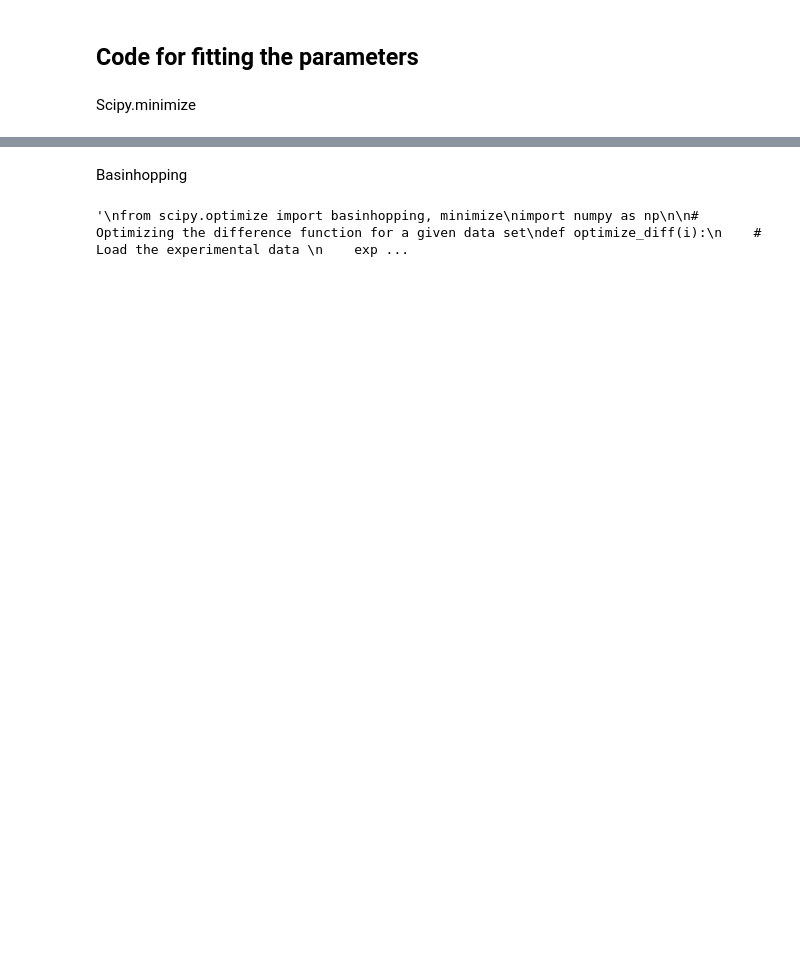
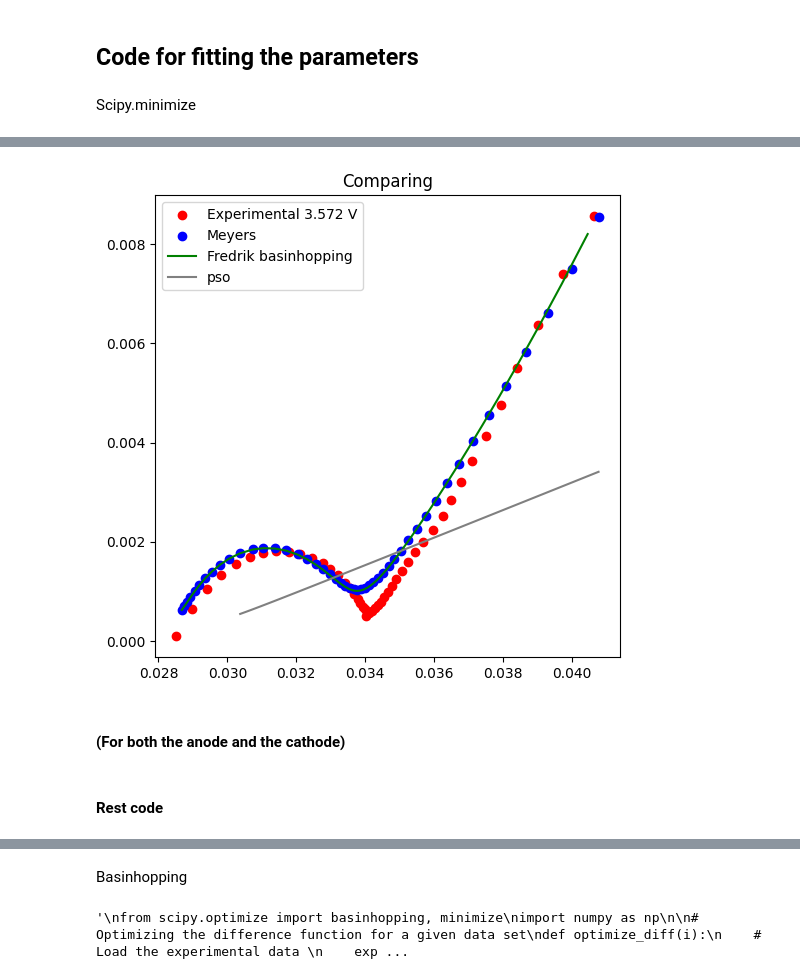
Before and after one commit to samaard2001/EIS-code, a Jupyter notebook: Code/EIS_ECM.ipynb, the cells around one changed output, grey strips where cells are left out. Saved outputs shown, nothing was run; the diff lists cells and outputs as text; code cells hidden in the pictures; blank space fills up the shorter version.

```diff
--- a/Code/EIS_ECM.ipynb
+++ b/Code/EIS_ECM.ipynb
@@ -685,0 +725,25 @@ print(a_fitting)
+# %%
+exp_real = np.array(get_exp_data(1, "")[0][0])
+exp_imag = np.array(get_exp_data(1, "")[0][1])
+frequencies = np.array(get_exp_data(1, "")[1])
+
+lower_bounds = [0, 0, 0, 0, 1e-20, 0, 1e3]
+upper_bounds = [0.03, 0.1, 2, 1, 1e-10, 1, 1e8]
+bounds = list(zip(lower_bounds, upper_bounds))
+#bounds_values = (lower_bounds, upper_bounds)
+#bounds = [bounds_values] * len(dict_to_list(a_fitting)),
+#bounds = tuple(bounds)
+
+
+initial_elems = dict_to_list(a_fitting)
+
+def diff_func(comp, exp_real, exp_imag, frequencies):
+        Z = calc_Zen(comp, frequencies)
+        diff_real = Z.real - exp_real
+        diff_imag = Z.imag - exp_imag
+        sum_square_diff = np.sum(diff_real ** 2 + diff_imag ** 2)
+        return sum_square_diff
+
+sol = basinhopping(diff_func, x0=initial_elems, niter=200, T=1, stepsize=0.2, minimizer_kwargs={'method':'slsqp', 'args':(exp_real, exp_imag, frequencies), 'bounds':bounds, 'tol':10**-6}, take_step=None, accept_test=None, callback=None, interval=50, disp=True, niter_success=None, seed=None)
+sol_elems = list_to_dict(a_fitting, sol.x)
+print(sol_elems)
@@ -685,0 +768,23 @@ print(a_fitting)
+# %%
+frequencies = np.array(get_exp_data(i, "")[1])
+Z = calc_Zen(dict_to_list(a_fitting), frequencies)
+Z_pso = calc_Zen(best_params, frequencies)
+Z_Fbasin = calc_Zen(sol.x, frequencies)
+
+fig, ax = plt.subplots(figsize=(6, 6))
+ax.scatter(np.array(get_exp_data(i, "")[0][0]), -np.array(get_exp_data(i, "")[0][1]), color = 'red', label=f"Experimental "+str(np.round(get_vdc(i, ""),3))+" V")
+ax.scatter(Z.real, -Z.imag, label = f'Meyers', color = 'blue')
+ax.plot(Z_Fbasin.real, -Z_Fbasin.imag, label = f'Fredrik basinhopping', color = 'green')
+ax.plot(Z_pso.real, -Z_pso.imag, label = f'pso', color = 'grey')
+
+
+#ax.set_xlim(0.016, 0.045)
+#ax.set_ylim(0, 0.012)
+
+plt.legend()
+plt.title("Comparing")
+plt.show()
+# %% [output]
+[figure, added]
+# %% [markdown]
+#### (For both the anode and the cathode)
@@ -685,0 +835,2 @@ print(a_fitting)
+# %% [markdown]
+#### Rest code
```
Also changed, not shown: parts of 20 cells of this notebook, 1 other file.
